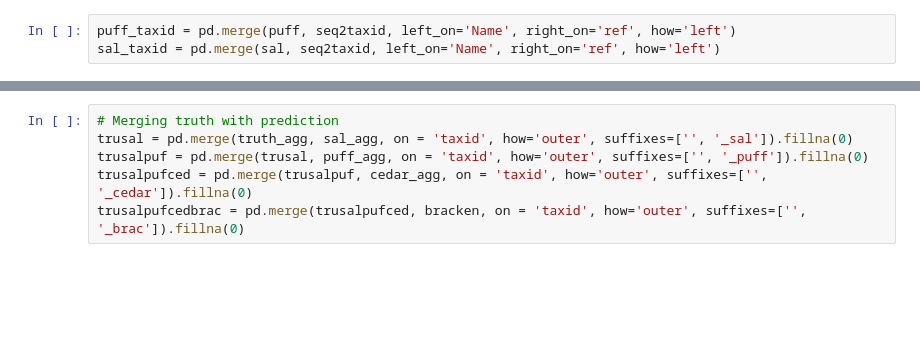
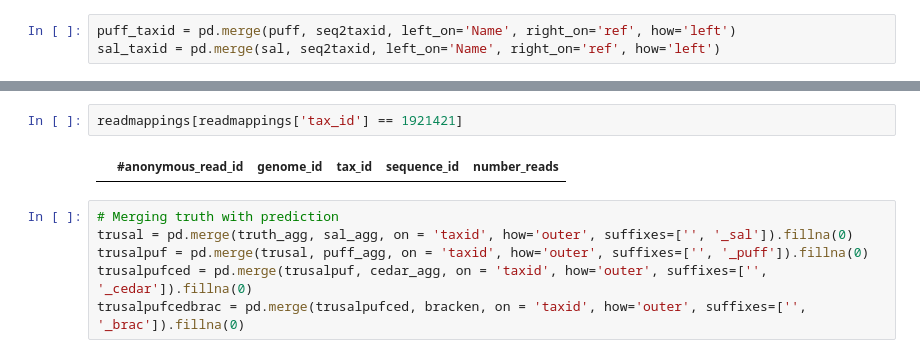
Before and after one commit to fataltes/quickNBs, a Jupyter notebook: cedar-ISMB.ipynb, the cells around one changed output, grey strips where cells are left out. Saved outputs shown, nothing was run; the diff lists cells and outputs as text; blank space fills up the shorter version.

```diff
--- a/cedar-ISMB.ipynb
+++ b/cedar-ISMB.ipynb
@@ -159,3 +182,7 @@ notFound: 3
+# %%
+readmappings[readmappings['tax_id'] == 1921421]
+# %% [output]
+|  | #anonymous_read_id | genome_id | tax_id | sequence_id | number_reads |
 # %%
 # Merging truth with prediction
 trusal = pd.merge(truth_agg, sal_agg, on = 'taxid', how='outer', suffixes=['', '_sal']).fillna(0)
```
Also changed, not shown: parts of 17 cells of this notebook.
